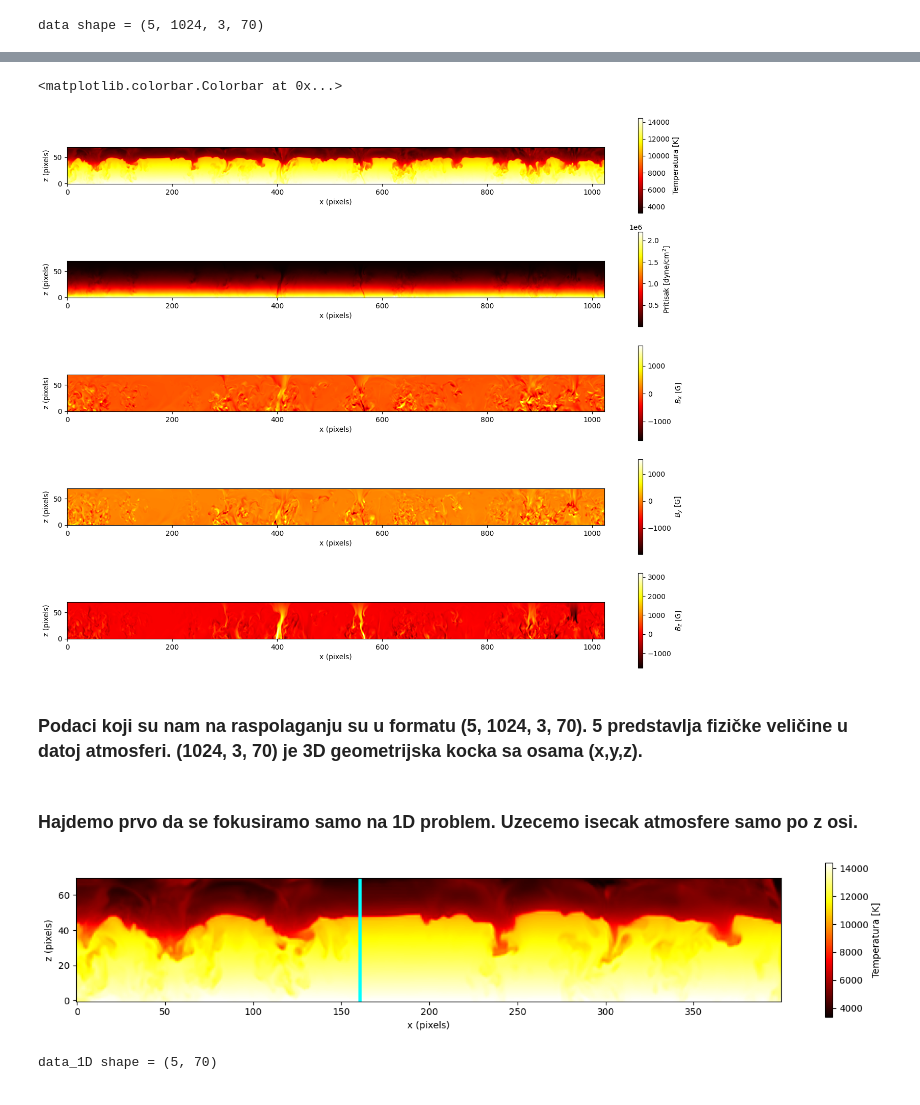
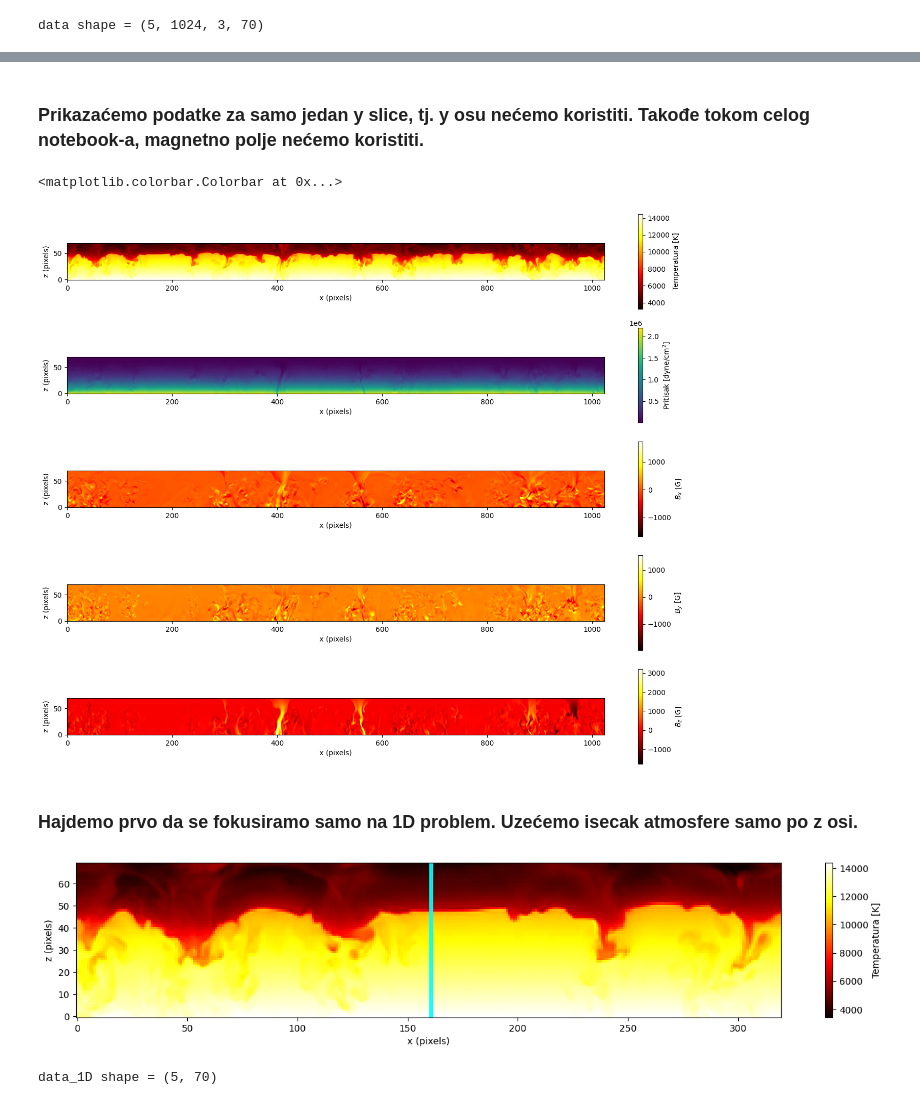
Before and after one commit to davidzivkovic/pinn-mhd-pressure-reconstruction, a Jupyter notebook: pinn-mhd-projekat.ipynb, the cells around one changed output, grey strips where cells are left out. Saved outputs shown, nothing was run; the diff lists cells and outputs as text; code cells hidden in the pictures.

```diff
--- a/pinn-mhd-projekat.ipynb
+++ b/pinn-mhd-projekat.ipynb
@@ -15,3 +29,5 @@ data shape = (5, 1024, 3, 70)
+# %% [markdown]
+### Prikazaćemo podatke za samo jedan y slice, tj. y osu nećemo koristiti. Takođe tokom celog notebook-a, magnetno polje nećemo koristiti.
 # %%
 plt.figure(figsize=(17, 14))
 plt.subplot(5, 1, 1)
@@ -21,7 +37,7 @@ plt.ylabel('z (pixels)')
 plt.colorbar(label = "Temperatura [K]")
 
 plt.subplot(5, 1, 2)
-plt.imshow(data_raw[0].data[1, :, 0, :].transpose(1,0), cmap='hot', origin='lower')
+plt.imshow(data_raw[0].data[1, :, 0, :].transpose(1,0), cmap='viridis', origin='lower')
 plt.xlabel('x (pixels)')
 plt.ylabel('z (pixels)')
 plt.colorbar(label = "Pritisak [dyne/cm$^2$]")
@@ -45,42 +61,40 @@ plt.ylabel('z (pixels)')
 plt.colorbar(label = "$B_z$ [G]")
 # %% [output]
 <matplotlib.colorbar.Colorbar at 0x...>
-[figure, old version]
+[figure, new version]
-# %% [markdown]
-### Podaci koji su nam na raspolaganju su u formatu (5, 1024, 3, 70). 5 predstavlja fizičke veličine u datoj atmosferi. (1024, 3, 70) je 3D geometrijska kocka sa osama (x,y,z).
 # %% [markdown]
 
-### Hajdemo prvo da se fokusiramo samo na 1D problem. Uzecemo isecak atmosfere samo po z osi.
+### Hajdemo prvo da se fokusiramo samo na 1D problem. Uzećemo isecak atmosfere samo po z osi.
 # %%
 import matplotlib.patches as patches
 
 fig, ax = plt.subplots(figsize=(17, 3))
 
 im = ax.imshow(
-    data_raw[0].data[0, 0:200, 0, :].transpose(1, 0),
+    data_raw[0].data[0, 0:320, 0, :].transpose(1, 0),
     cmap='hot',
     origin='lower'
 )
 
 ax.set_xlabel('x (pixels)')
 ax.set_ylabel('z (pixels)')
 plt.colorbar(im, ax=ax, label="Temperatura [K]")
 
 # Rectangle: x from 160 to 170, z from 50 to 60
 rect = patches.Rectangle(
     (160, 0),   # (x_min, z_min)
     1,          # width = 170 - 160
     70,          # height = 60 - 50
     linewidth=2,
     edgecolor='cyan',
     facecolor='none'
 )
 
 ax.add_patch(rect)
 
 plt.show()
 # %% [output]
-[figure, old version]
+[figure, new version]
 # %%
 data_1D = data_raw[0].data[:, 160, 0, :] # Ovime smo uklonili x i y osu, ostale su nam samo fizičke veličine koje zavise od z
 
```
Also changed, not shown: parts of 38 cells of this notebook.
